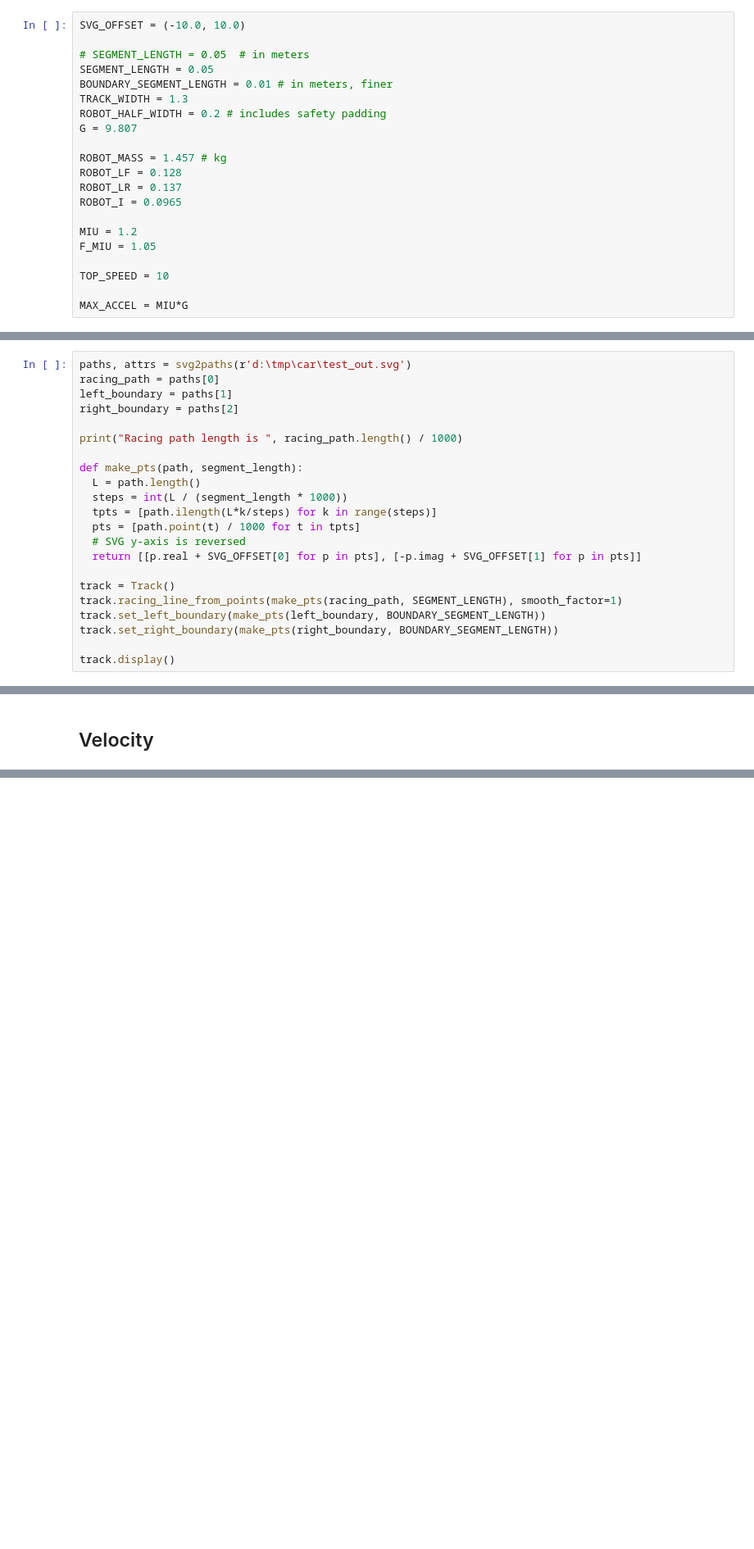
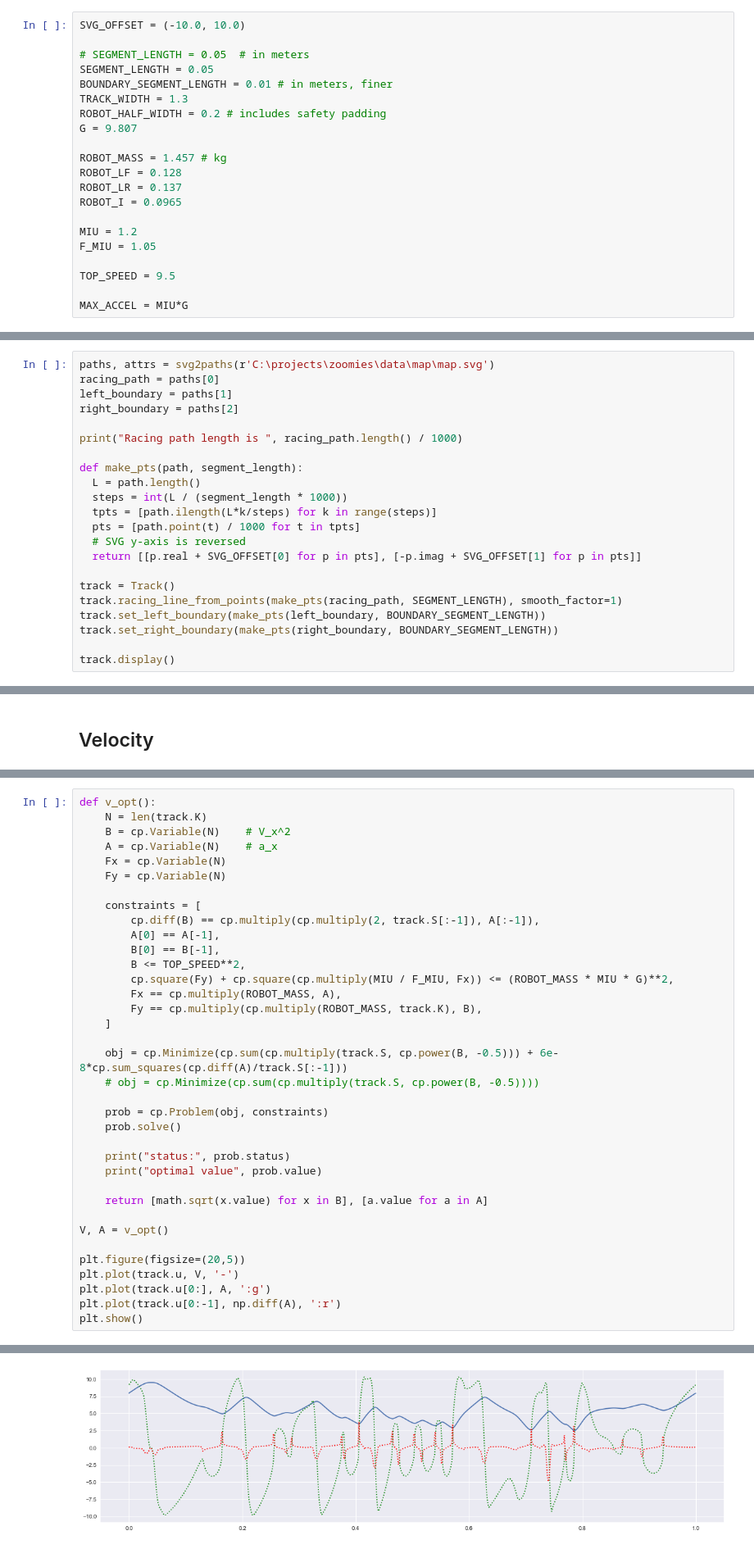
Before and after one commit to danchia/zoomies, a Jupyter notebook: tools/racingpath/import_path.ipynb, the cells around one changed output, grey strips where cells are left out. Shown at 82% size. Saved outputs shown, nothing was run; the diff lists cells and outputs as text; blank space fills up the shorter version.

Commit message:
data update

```diff
--- a/tools/racingpath/import_path.ipynb
+++ b/tools/racingpath/import_path.ipynb
@@ -34,7 +34,7 @@ ROBOT_I = 0.0965
 MIU = 1.2
 F_MIU = 1.05
 
-TOP_SPEED = 10
+TOP_SPEED = 9.5
 
 MAX_ACCEL = MIU*G
 # %%
@@ -81,7 +81,7 @@ FileNotFoundError: [Errno 2] No such file or directory: 'd:\\tmp\\car\\0219\\dra
 # %% [markdown]
 # Load Final Track Model
 # %%
-paths, attrs = svg2paths(r'd:\tmp\car\test_out.svg')
+paths, attrs = svg2paths(r'C:\projects\zoomies\data\map\map.svg')
 racing_path = paths[0]
 left_boundary = paths[1]
 right_boundary = paths[2]
@@ -163,0 +118,37 @@ plt.show()
+# %%
+def v_opt():
+    N = len(track.K)
+    B = cp.Variable(N)    # V_x^2
+    A = cp.Variable(N)    # a_x
+    Fx = cp.Variable(N)
+    Fy = cp.Variable(N)
+
+    constraints = [
+        cp.diff(B) == cp.multiply(cp.multiply(2, track.S[:-1]), A[:-1]),
+        A[0] == A[-1],
+        B[0] == B[-1],
+        B <= TOP_SPEED**2,
+        cp.square(Fy) + cp.square(cp.multiply(MIU / F_MIU, Fx)) <= (ROBOT_MASS * MIU * G)**2,
+        Fx == cp.multiply(ROBOT_MASS, A),
+        Fy == cp.multiply(cp.multiply(ROBOT_MASS, track.K), B),
+    ]
+
+    obj = cp.Minimize(cp.sum(cp.multiply(track.S, cp.power(B, -0.5))) + 6e-8*cp.sum_squares(cp.diff(A)/track.S[:-1]))
+    # obj = cp.Minimize(cp.sum(cp.multiply(track.S, cp.power(B, -0.5))))
+
+    prob = cp.Problem(obj, constraints)
+    prob.solve()
+
+    print("status:", prob.status)
+    print("optimal value", prob.value)
+
+    return [math.sqrt(x.value) for x in B], [a.value for a in A]
+
+V, A = v_opt()
+
+plt.figure(figsize=(20,5))
+plt.plot(track.u, V, '-')
+plt.plot(track.u[0:], A, ':g')
+plt.plot(track.u[0:-1], np.diff(A), ':r')
+plt.show()
+# %% [output]
@@ -164,3 +157,4 @@ plt.show()
+[figure, added]
 # %%
 # Crude laptime estimate
 np.sum(np.array(track.S) / np.array(V))
```
Also changed, not shown: parts of 7 cells of this notebook, 10 other files.
